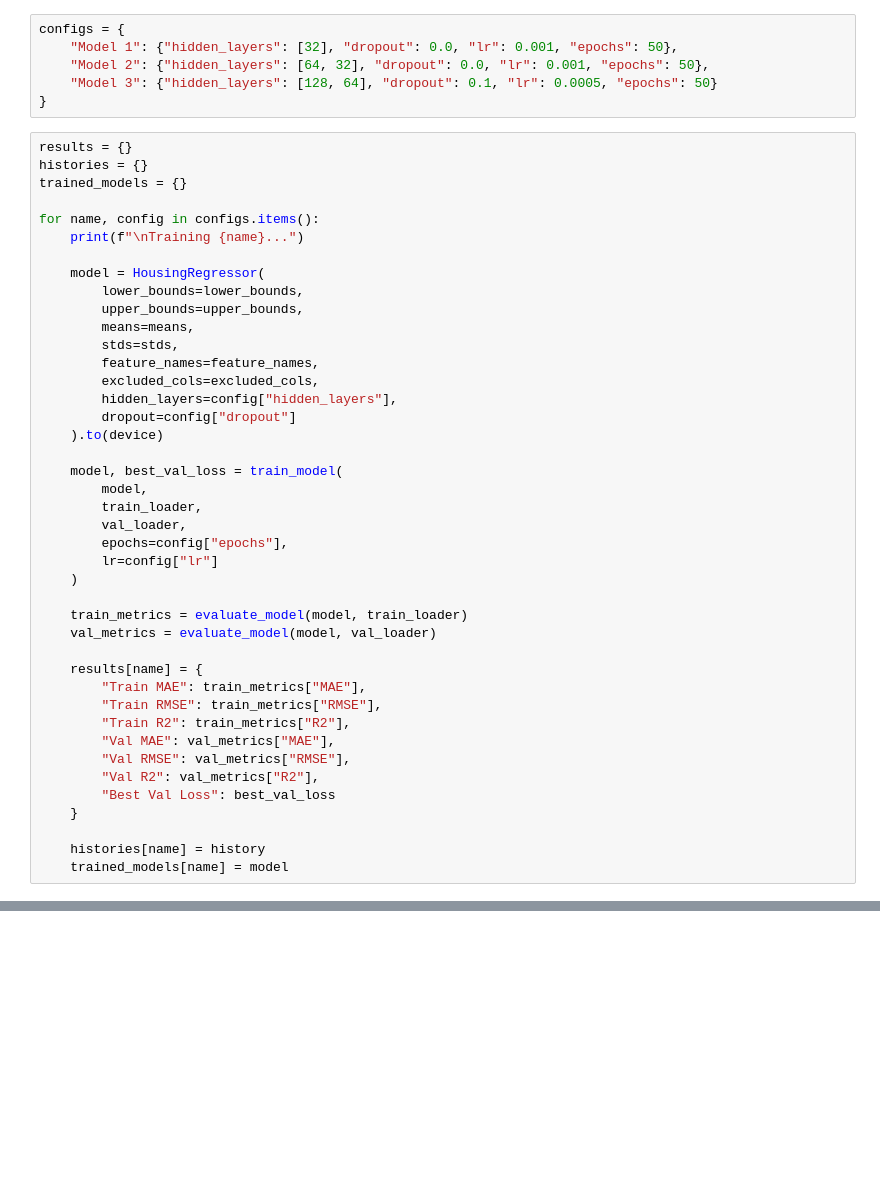
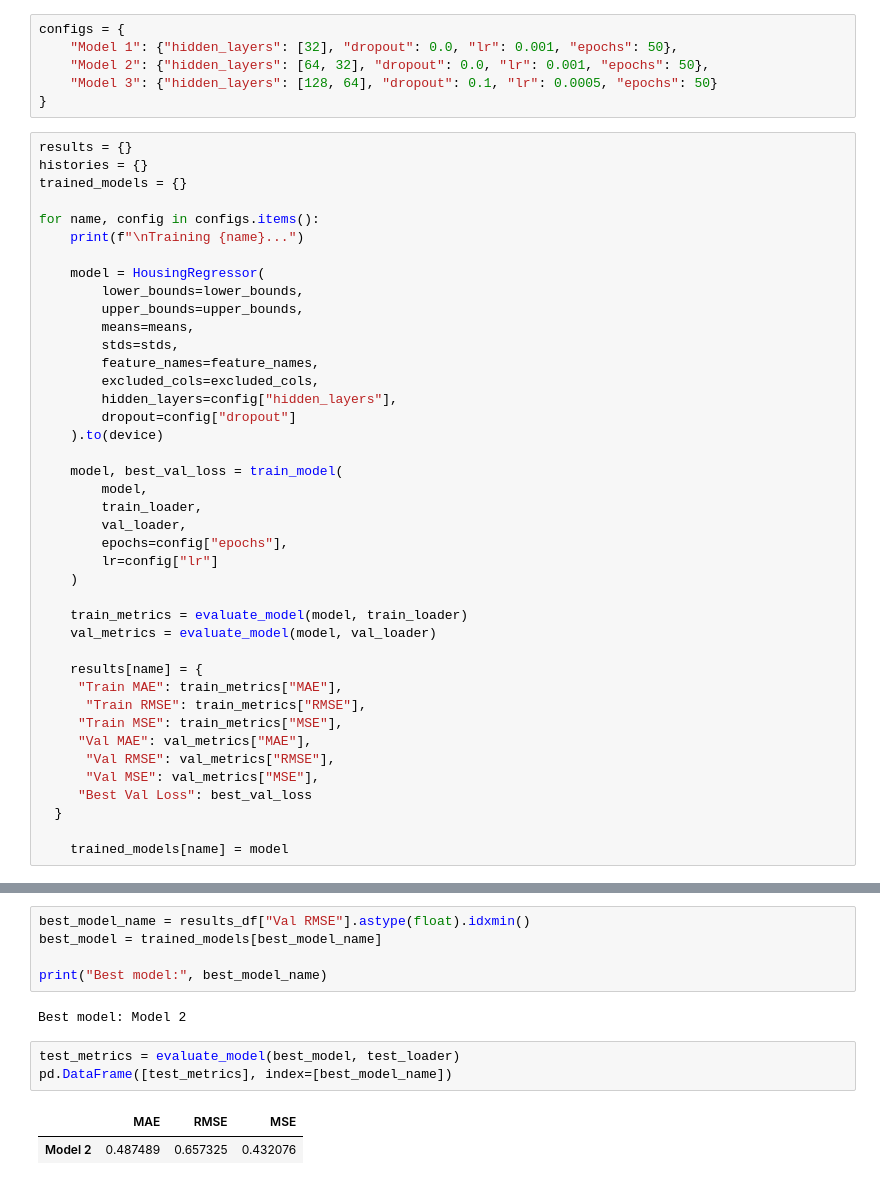
Before and after one commit to red-gunslinger/Int-Comp, a Jupyter notebook: Participacion_marzo_19.ipynb, the cells around one changed output, grey strips where cells are left out. Drawn from its saved outputs; the diff is of its cells as text; blank space fills up the shorter version.

```diff
--- a/Participacion_marzo_19.ipynb
+++ b/Participacion_marzo_19.ipynb
@@ -291,16 +291,15 @@ for name, config in configs.items():
     val_metrics = evaluate_model(model, val_loader)
 
     results[name] = {
-        "Train MAE": train_metrics["MAE"],
-        "Train RMSE": train_metrics["RMSE"],
-        "Train R2": train_metrics["R2"],
-        "Val MAE": val_metrics["MAE"],
-        "Val RMSE": val_metrics["RMSE"],
-        "Val R2": val_metrics["R2"],
-        "Best Val Loss": best_val_loss
-    }
+     "Train MAE": train_metrics["MAE"],
+      "Train RMSE": train_metrics["RMSE"],
+     "Train MSE": train_metrics["MSE"],
+     "Val MAE": val_metrics["MAE"],
+      "Val RMSE": val_metrics["RMSE"],
+      "Val MSE": val_metrics["MSE"],
+     "Best Val Loss": best_val_loss
+  }
 
-    histories[name] = history
     trained_models[name] = model
 # %% [output]
 Training Model 1...
@@ -310,0 +318,13 @@ results_df
+# %%
+best_model_name = results_df["Val RMSE"].astype(float).idxmin()
+best_model = trained_models[best_model_name]
+
+print("Best model:", best_model_name)
+# %% [output]
+Best model: Model 2
+# %%
+test_metrics = evaluate_model(best_model, test_loader)
+pd.DataFrame([test_metrics], index=[best_model_name])
+# %% [output]
+|  | MAE | RMSE | MSE |
+| Model 2 | 0.487489 | 0.657325 | 0.432076 |
```
Also changed, not shown: parts of 2 cells of this notebook.
